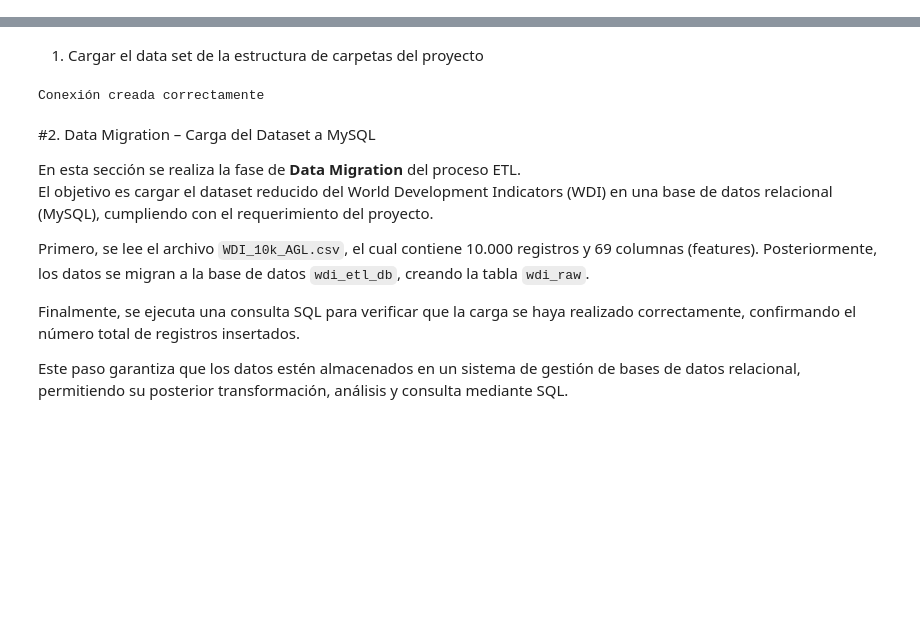
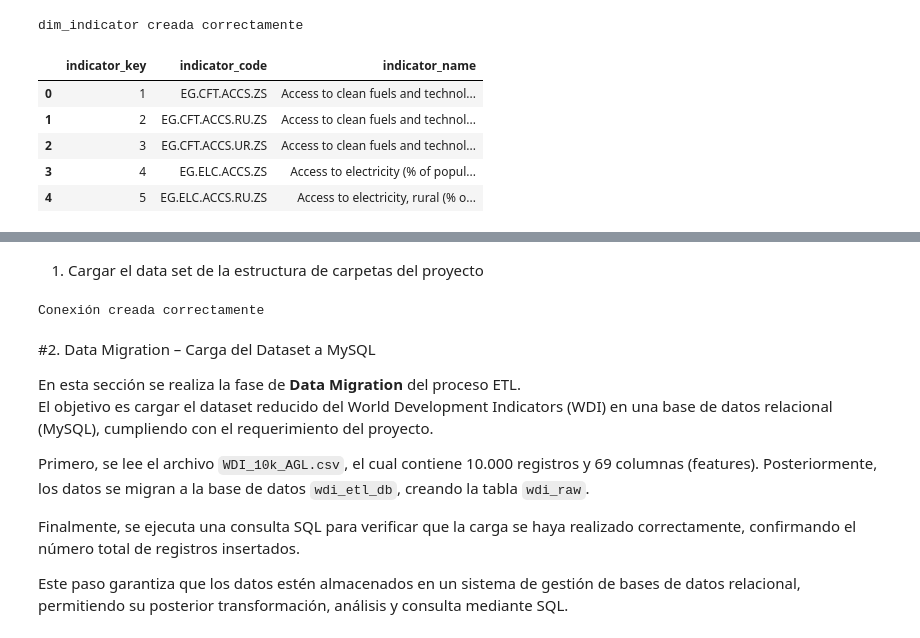
Before and after one commit to aglsystems-ragl/PROYECTO_WDI_ETL, a Jupyter notebook: notebooks/ETL_WDI.ipynb, the cells around one changed output, grey strips where cells are left out. Saved outputs shown, nothing was run; the diff lists cells and outputs as text; code cells hidden in the pictures; blank space fills up the shorter version.

```diff
--- a/notebooks/ETL_WDI.ipynb
+++ b/notebooks/ETL_WDI.ipynb
@@ -0,0 +257,29 @@
+# %%
+from sqlalchemy import text
+
+with engine.begin() as conn:
+    conn.execute(text("DROP TABLE IF EXISTS dim_indicator;"))
+
+    conn.execute(text("""
+        CREATE TABLE dim_indicator AS
+        SELECT DISTINCT
+            `Indicator Code` AS indicator_code,
+            `Indicator Name` AS indicator_name
+        FROM wdi_clean;
+    """))
+
+    conn.execute(text("""
+        ALTER TABLE dim_indicator
+        ADD COLUMN indicator_key INT AUTO_INCREMENT PRIMARY KEY FIRST;
+    """))
+
+print("dim_indicator creada correctamente")
+pd.read_sql("SELECT * FROM dim_indicator LIMIT 5;", engine)
+# %% [output]
+dim_indicator creada correctamente
+|  | indicator_key | indicator_code | indicator_name |
+| 0 | 1 | EG.CFT.ACCS.ZS | Access to clean fuels and technol... |
+| 1 | 2 | EG.CFT.ACCS.RU.ZS | Access to clean fuels and technol... |
+| 2 | 3 | EG.CFT.ACCS.UR.ZS | Access to clean fuels and technol... |
+| 3 | 4 | EG.ELC.ACCS.ZS | Access to electricity (% of popul... |
+| 4 | 5 | EG.ELC.ACCS.RU.ZS | Access to electricity, rural (% o... |
```
Also changed, not shown: parts of 27 cells of this notebook.
